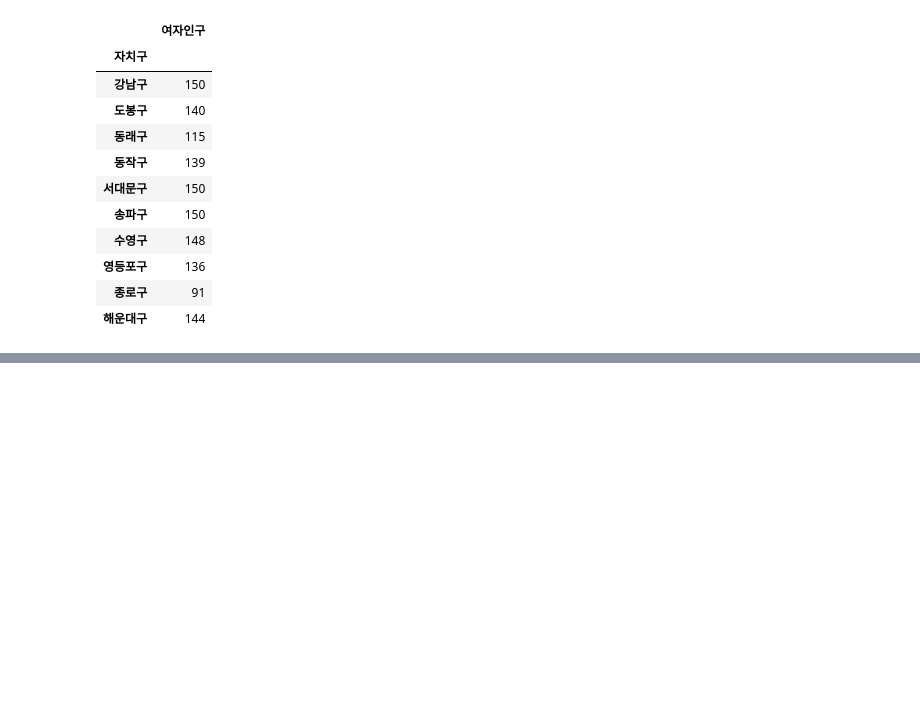
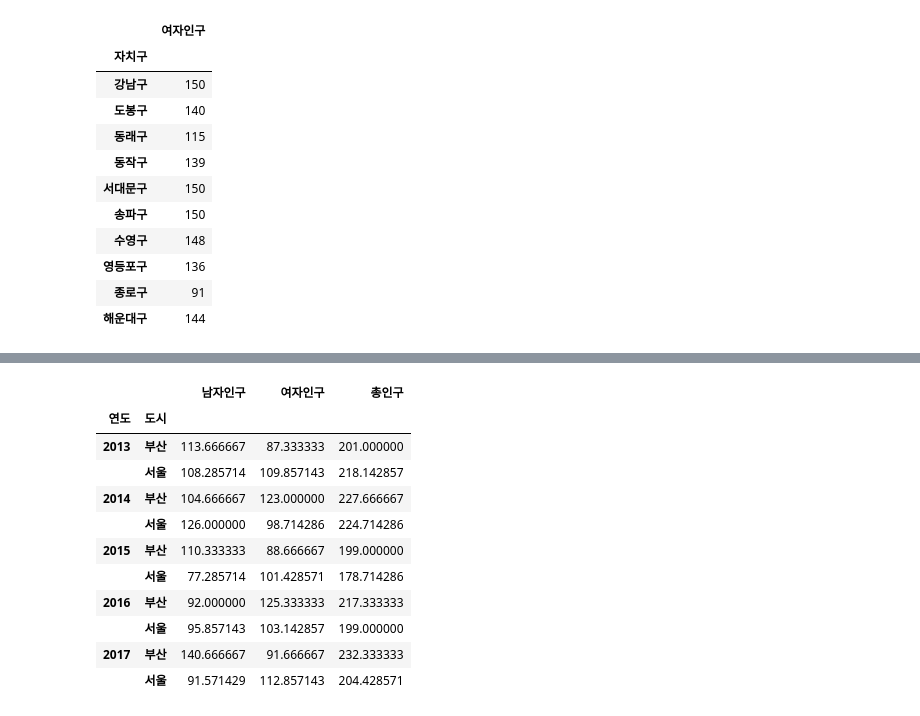
Before and after one commit to iwalkbyfaith/python_basic, a Jupyter notebook: 팬더스/2022.06.14 팬더스4 - 데이터 전처리 data wrangling.ipynb, the cells around one changed output, grey strips where cells are left out. Saved outputs shown, nothing was run; the diff lists cells and outputs as text; code cells hidden in the pictures; blank space fills up the shorter version.

```diff
--- a/팬더스/2022.06.14 팬더스4 - 데이터 전처리 data wrangling.ipynb
+++ b/팬더스/2022.06.14 팬더스4 - 데이터 전처리 data wrangling.ipynb
@@ -1624,0 +1670,17 @@ data.groupby(['자치구'])[['여자인구']].max()
+# %%
+## 로우 : 연도, 도시
+
+data.pivot_table(index=['연도', '도시'])
+# %% [output]
+|  |  | 남자인구 | 여자인구 | 총인구 |
+| 연도 | 도시 |  |  |  |
+| 2013 | 부산 | 113.666667 | 87.333333 | 201.000000 |
+|  | 서울 | 108.285714 | 109.857143 | 218.142857 |
+| 2014 | 부산 | 104.666667 | 123.000000 | 227.666667 |
+|  | 서울 | 126.000000 | 98.714286 | 224.714286 |
+| 2015 | 부산 | 110.333333 | 88.666667 | 199.000000 |
+|  | 서울 | 77.285714 | 101.428571 | 178.714286 |
+| 2016 | 부산 | 92.000000 | 125.333333 | 217.333333 |
+|  | 서울 | 95.857143 | 103.142857 | 199.000000 |
+| 2017 | 부산 | 140.666667 | 91.666667 | 232.333333 |
+|  | 서울 | 91.571429 | 112.857143 | 204.428571 |
```
Also changed, not shown: parts of 24 cells of this notebook, 1 other file.
